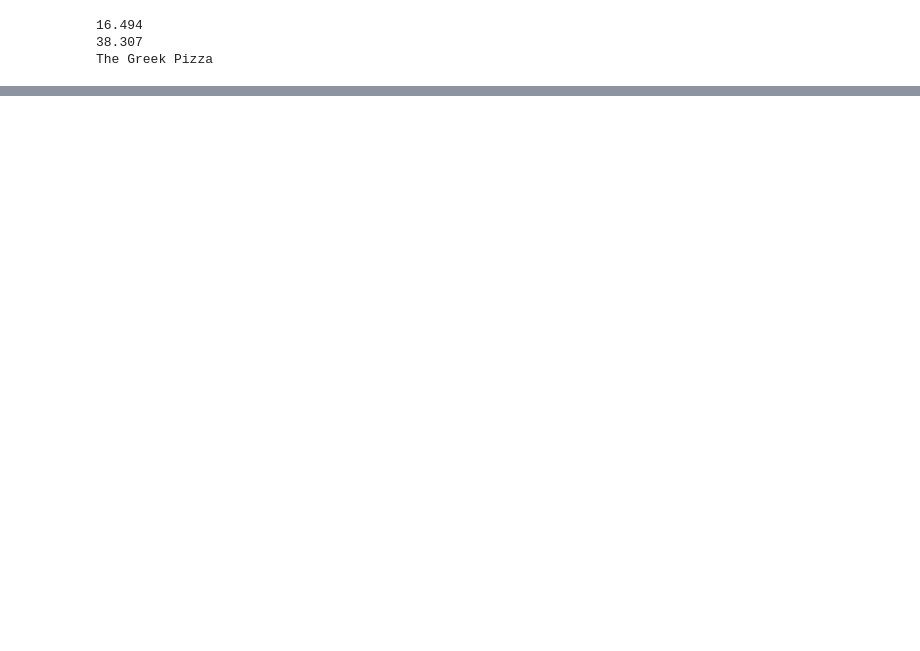
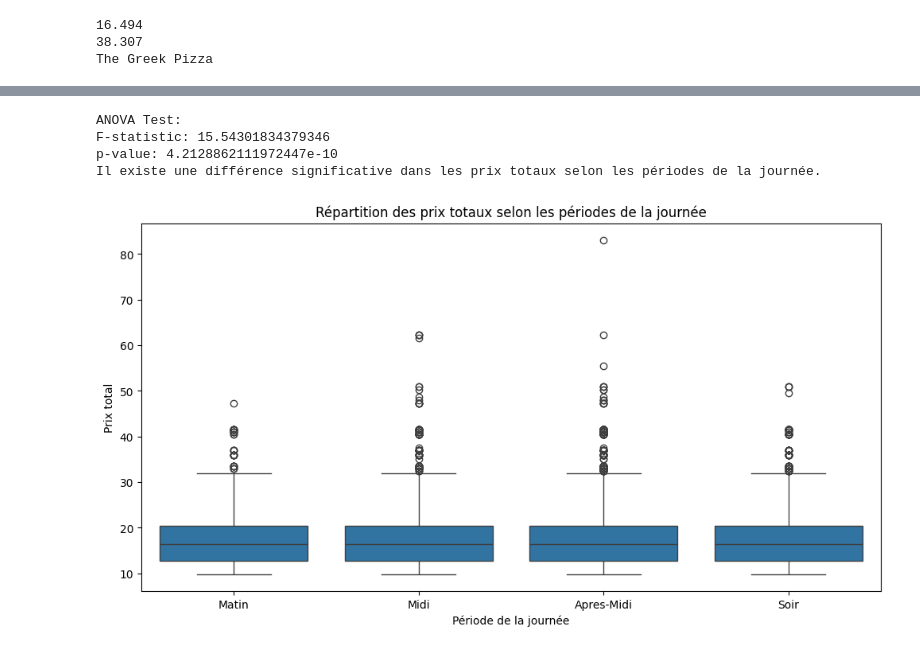
Before and after one commit to Aimen-prog/pizzaiojo, a Jupyter notebook: pizzaiolo.ipynb, the cells around one changed output, grey strips where cells are left out. Saved outputs shown, nothing was run; the diff lists cells and outputs as text; code cells hidden in the pictures; blank space fills up the shorter version.

```diff
--- a/pizzaiolo.ipynb
+++ b/pizzaiolo.ipynb
@@ -178,3 +284,35 @@ Nombre de pizzas contenant pepperoni: 10300
+# %%
+######## ANOVA
+bins = [9, 12, 13, 18, 24]
+labels = ['Matin', "Midi", "Apres-Midi", 'Soir']
+df['time_period'] = pd.cut(df['hour_of_day'], bins=bins, labels=labels, right=False)
+
+# Visualize the data
+plt.figure(figsize=(12, 6))
+sns.boxplot(x='time_period', y='total_price', data=df)
+plt.title("Répartition des prix totaux selon les périodes de la journée")
+plt.xlabel("Période de la journée")
+plt.ylabel("Prix total")
+
+# Perform ANOVA test
+import scipy
+f_statistic, p_value = scipy.stats.f_oneway(*[group['total_price'] for name, group in df.groupby('time_period')])
+print("ANOVA Test:")
+print("F-statistic:", f_statistic)
+print("p-value:", p_value)
+
+# Check for statistical significance
+alpha = 0.05
+if p_value < alpha:
+    print("Il existe une différence significative dans les prix totaux selon les périodes de la journée.")
+else:
+    print("Il n'y a pas de différence significative dans les prix totaux selon les périodes de la journée.")
+# %% [output]
+ANOVA Test:
+F-statistic: 15.54301834379346
+p-value: 4.2128862111972447e-10
+Il existe une différence significative dans les prix totaux selon les périodes de la journée.
+[figure, added]
 # %%
 #Pizzas populaires :
 
```
Also changed, not shown: parts of 9 cells of this notebook, 1 other file.
